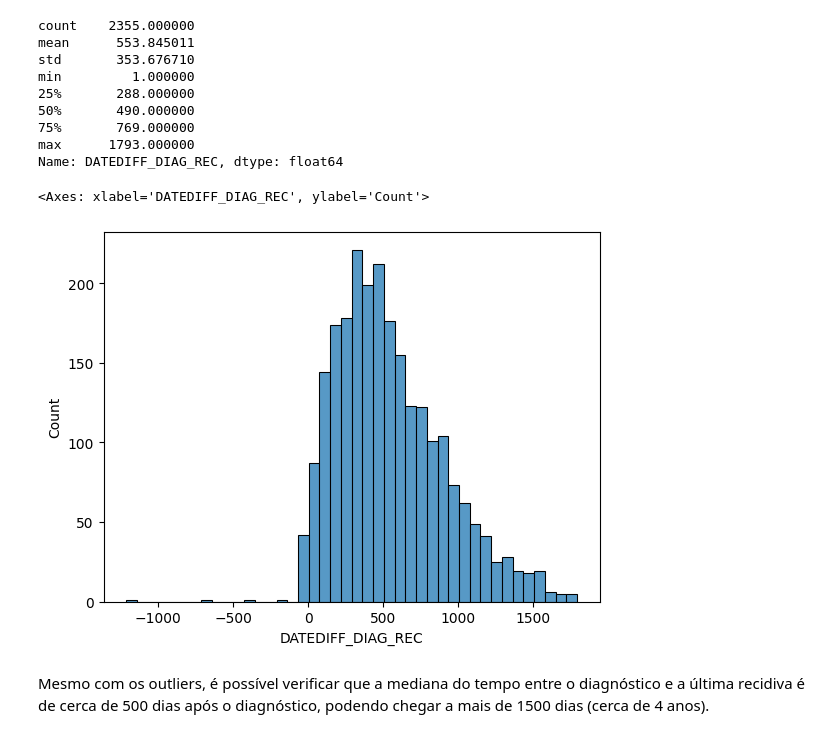
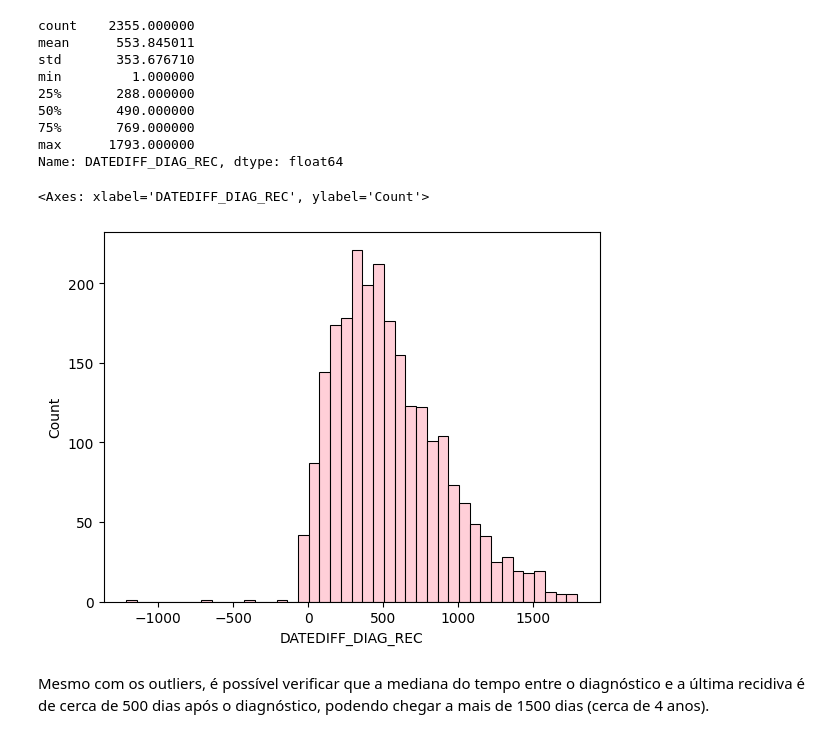
Before and after one commit to ailafelixa/ML-Model-Breast-Cancer-Recurrence, a Jupyter notebook: Aila_Modelo_TCC.ipynb, the cells around one changed output. Drawn from its saved outputs; the diff is of its cells as text; code cells hidden in the pictures.

```diff
--- a/Aila_Modelo_TCC.ipynb
+++ b/Aila_Modelo_TCC.ipynb
@@ -431,9 +464,9 @@ min         1.000000
 max      1793.000000
 Name: DATEDIFF_DIAG_REC, dtype: float64
 # %%
-sns.histplot(df['DATEDIFF_DIAG_REC'])
+sns.histplot(df['DATEDIFF_DIAG_REC'], color='pink')
 # %% [output]
 <Axes: xlabel='DATEDIFF_DIAG_REC', ylabel='Count'>
-[figure, old version]
+[figure, new version]
 # %% [markdown]
 Mesmo com os outliers, é possível verificar que a mediana do tempo entre o diagnóstico e a última recidiva é de cerca de 500 dias após o diagnóstico, podendo chegar a mais de 1500 dias (cerca de 4 anos).
```
Also changed, not shown: parts of 5 cells of this notebook.
